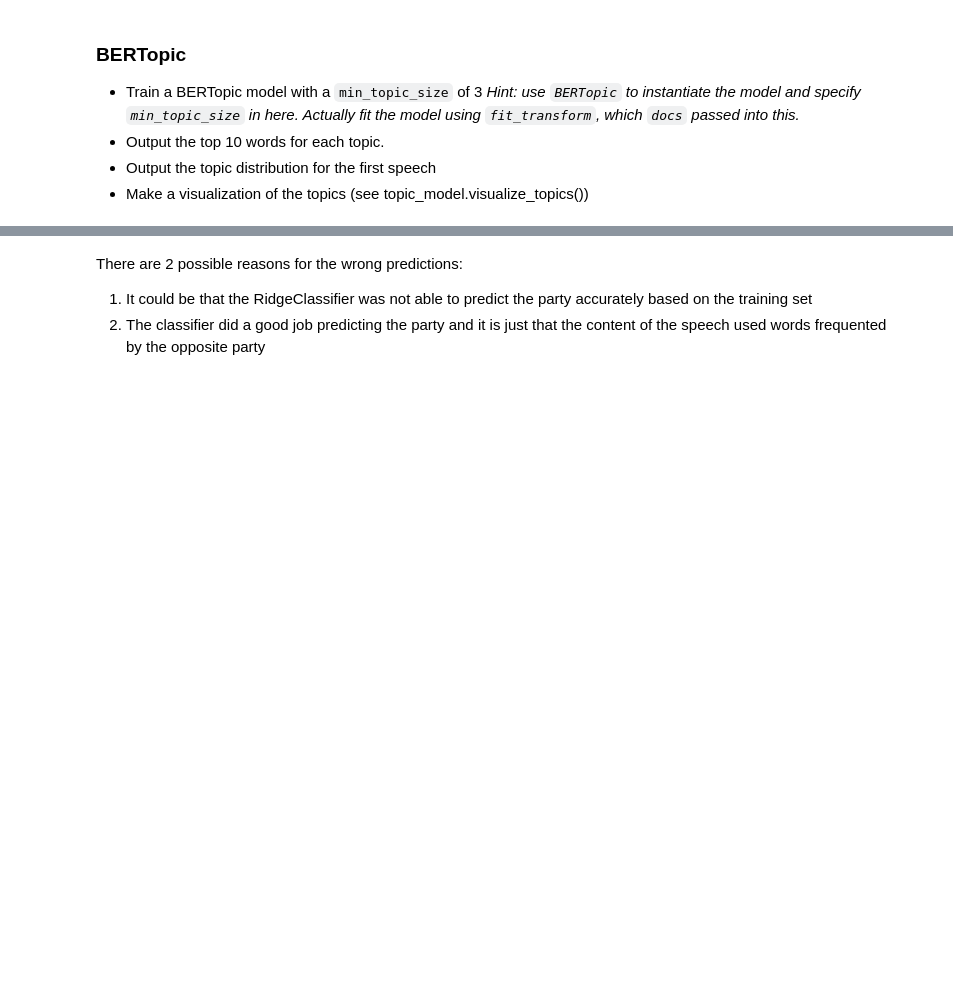
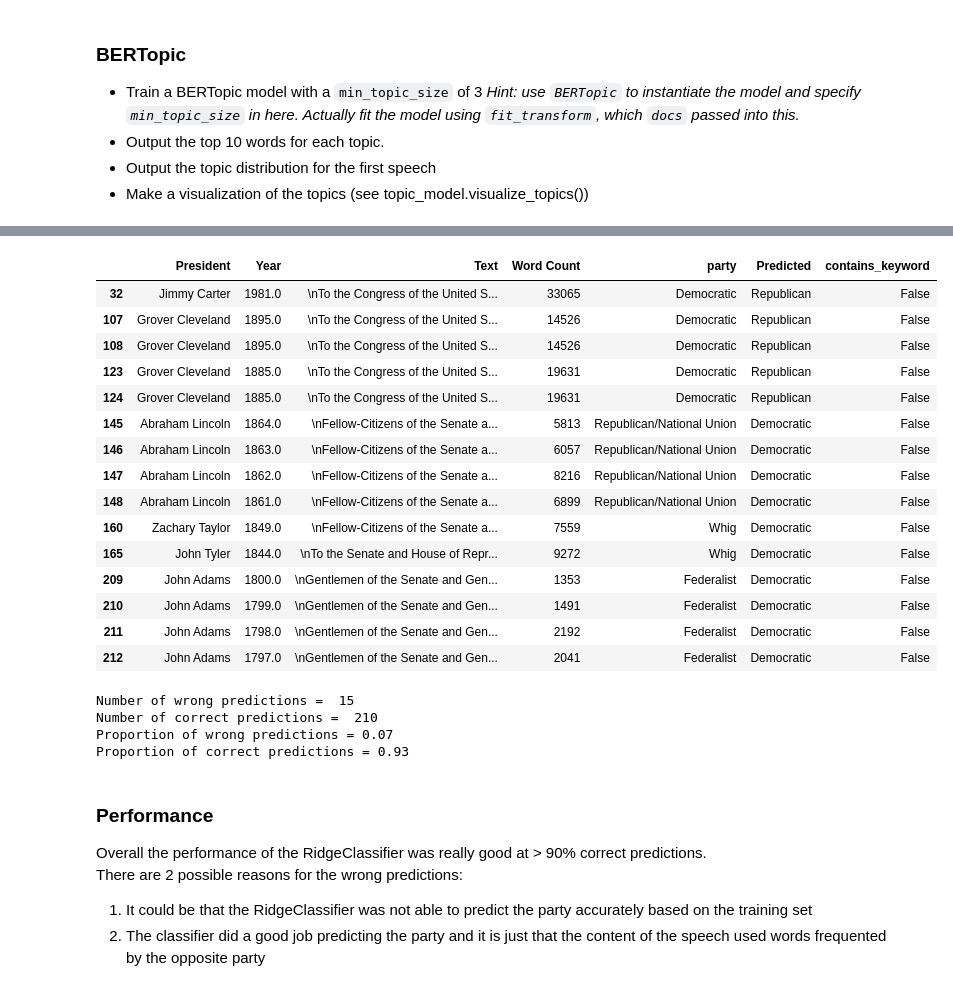
Before and after one commit to UCB-stat-159-f25/proj02-group09, a Jupyter notebook: proj02-nlp.ipynb, the cells around one changed output, grey strips where cells are left out. Cells and saved outputs as stored; diff of their text form; code cells hidden in the pictures; blank space fills up the shorter version.

```diff
--- a/proj02-nlp.ipynb
+++ b/proj02-nlp.ipynb
@@ -559,30 +675,55 @@ _ = plot_feature_effects().set_title("Average feature effect on the original dat
 # %%
-sample1 = df_merged1 # run on all the speeches across all parties
+# run on all the speeches across all parties
+df_sample = df_merged_with_party
 
 vectorizer = TfidfVectorizer(
         sublinear_tf=True, max_df=0.5, min_df=5, stop_words="english")
 X_train = vectorizer.fit_transform(data_train.Text)
 
 # Extracting features from the test data using the same vectorizer
-sample_test = vectorizer.transform(sample1.Text)
+sample_test = vectorizer.transform(df_sample.Text)
 party_prediction = clf.predict(sample_test)
-sample1["Predicted"] = party_prediction
-sample1['contains_keyword'] = sample1.apply(lambda row: row['party'].__contains__(row['Predicted']), axis=1)
-wrong_prediction = sample1[((sample1["party"] != sample1["Predicted"]) & (sample1["contains_keyword"] == False))]
+df_sample["Predicted"] = party_prediction
+df_sample['contains_keyword'] = df_sample.apply(lambda row: row['party'].__contains__(row['Predicted']), axis=1)
+wrong_prediction = df_sample[((df_sample["party"] != df_sample["Predicted"]) & (df_sample["contains_keyword"] == False))]
 wrong_prediction
+# %% [output]
+|  | President | Year | Text | Word Count | party | Predicted | contains_keyword |
+| 32 | Jimmy Carter | 1981.0 | \nTo the Congress of the United S... | 33065 | Democratic | Republican | False |
+| 107 | Grover Cleveland | 1895.0 | \nTo the Congress of the United S... | 14526 | Democratic | Republican | False |
+| 108 | Grover Cleveland | 1895.0 | \nTo the Congress of the United S... | 14526 | Democratic | Republican | False |
+| 123 | Grover Cleveland | 1885.0 | \nTo the Congress of the United S... | 19631 | Democratic | Republican | False |
+| 124 | Grover Cleveland | 1885.0 | \nTo the Congress of the United S... | 19631 | Democratic | Republican | False |
+| 145 | Abraham Lincoln | 1864.0 | \nFellow-Citizens of the Senate a... | 5813 | Republican/National Union | Democratic | False |
+| 146 | Abraham Lincoln | 1863.0 | \nFellow-Citizens of the Senate a... | 6057 | Republican/National Union | Democratic | False |
+| 147 | Abraham Lincoln | 1862.0 | \nFellow-Citizens of the Senate a... | 8216 | Republican/National Union | Democratic | False |
+| 148 | Abraham Lincoln | 1861.0 | \nFellow-Citizens of the Senate a... | 6899 | Republican/National Union | Democratic | False |
+| 160 | Zachary Taylor | 1849.0 | \nFellow-Citizens of the Senate a... | 7559 | Whig | Democratic | False |
+| 165 | John Tyler | 1844.0 | \nTo the Senate and House of Repr... | 9272 | Whig | Democratic | False |
+| 209 | John Adams | 1800.0 | \nGentlemen of the Senate and Gen... | 1353 | Federalist | Democratic | False |
+| 210 | John Adams | 1799.0 | \nGentlemen of the Senate and Gen... | 1491 | Federalist | Democratic | False |
+| 211 | John Adams | 1798.0 | \nGentlemen of the Senate and Gen... | 2192 | Federalist | Democratic | False |
+| 212 | John Adams | 1797.0 | \nGentlemen of the Senate and Gen... | 2041 | Federalist | Democratic | False |
 # %%
 # Getting counts for the wrong and correct predictions
 wrong_count = len(wrong_prediction)
-correct_count = len(sample1) - wrong_count
+correct_count = len(df_sample) - wrong_count
 print("Number of wrong predictions = ", wrong_count)
 print("Number of correct predictions = ", correct_count)
 
 # Getting proportions for the wrong and correct predictions
-prop_wrong = len(wrong_prediction) / len(sample1)
+prop_wrong = len(wrong_prediction) / len(df_sample)
 prop_correct = 1.0 - prop_wrong
 print(f"Proportion of wrong predictions = {prop_wrong:.2f}")
 print(f"Proportion of correct predictions = {prop_correct:.2f}")
+# %% [output]
+Number of wrong predictions =  15
+Number of correct predictions =  210
+Proportion of wrong predictions = 0.07
+Proportion of correct predictions = 0.93
 # %% [markdown]
+### Performance
+Overall the performance of the RidgeClassifier was really good at > 90% correct predictions. <br>
 There are 2 possible reasons for the wrong predictions:
 1. It could be that the RidgeClassifier was not able to predict the party accurately based on the training set
 2. The classifier did a good job predicting the party and it is just that the content of the speech used words frequented by the opposite party
```
Also changed, not shown: parts of 19 cells of this notebook.
